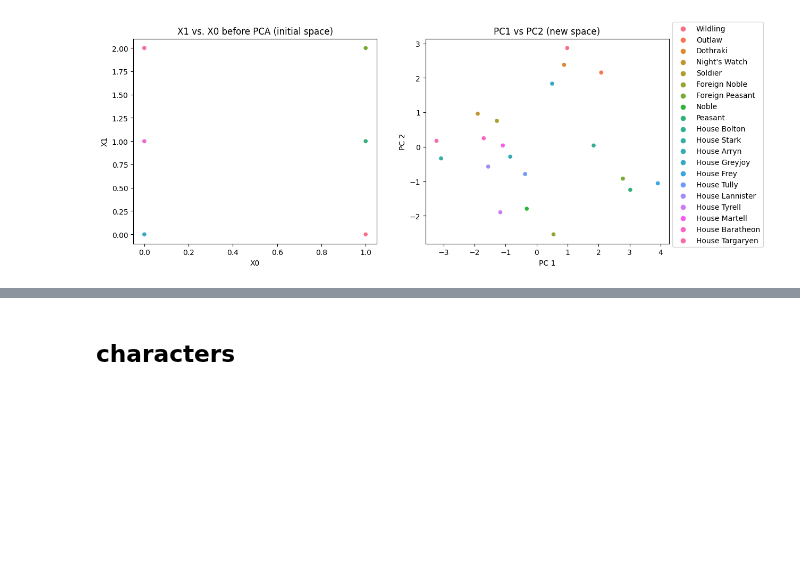
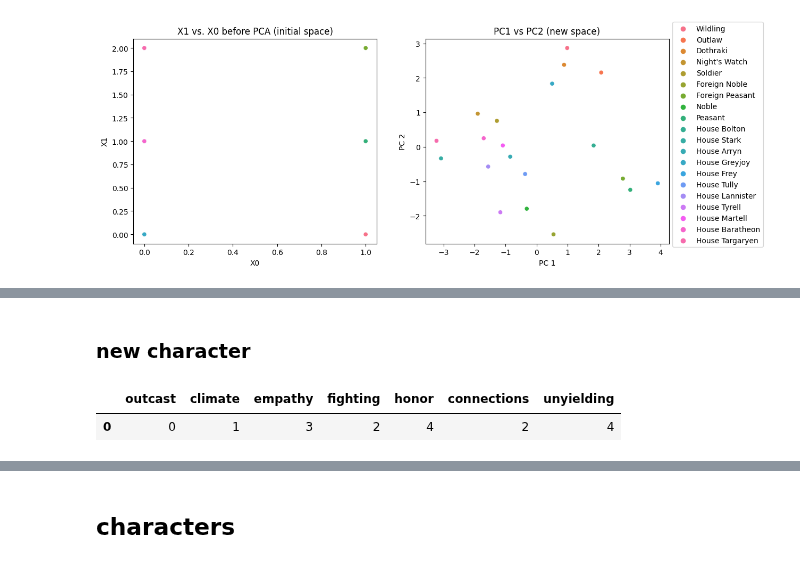
Before and after one commit to franziskasteger/game-of-thrones-survival, a Jupyter notebook: notebooks/franzi_tSNE_PCA.ipynb, the cells around one changed output, grey strips where cells are left out. Drawn from its saved outputs; the diff is of its cells as text; code cells hidden in the pictures; blank space fills up the shorter version.

```diff
--- a/notebooks/franzi_tSNE_PCA.ipynb
+++ b/notebooks/franzi_tSNE_PCA.ipynb
@@ -310,0 +282,17 @@ X
+# %% [markdown]
+### new character
+# %%
+new_character = {
+    'outcast': [0],
+    'climate': [1],
+    'empathy': [3],
+    'fighting': [2],
+    'honor': [4],
+    'connections': [2],
+    'unyielding': [4]
+}
+new_X = pd.DataFrame.from_dict(new_character)
+new_X
+# %% [output]
+|  | outcast | climate | empathy | fighting | honor | connections | unyielding |
+| 0 | 0 | 1 | 3 | 2 | 4 | 2 | 4 |
```
Also changed, not shown: parts of 17 cells of this notebook.
